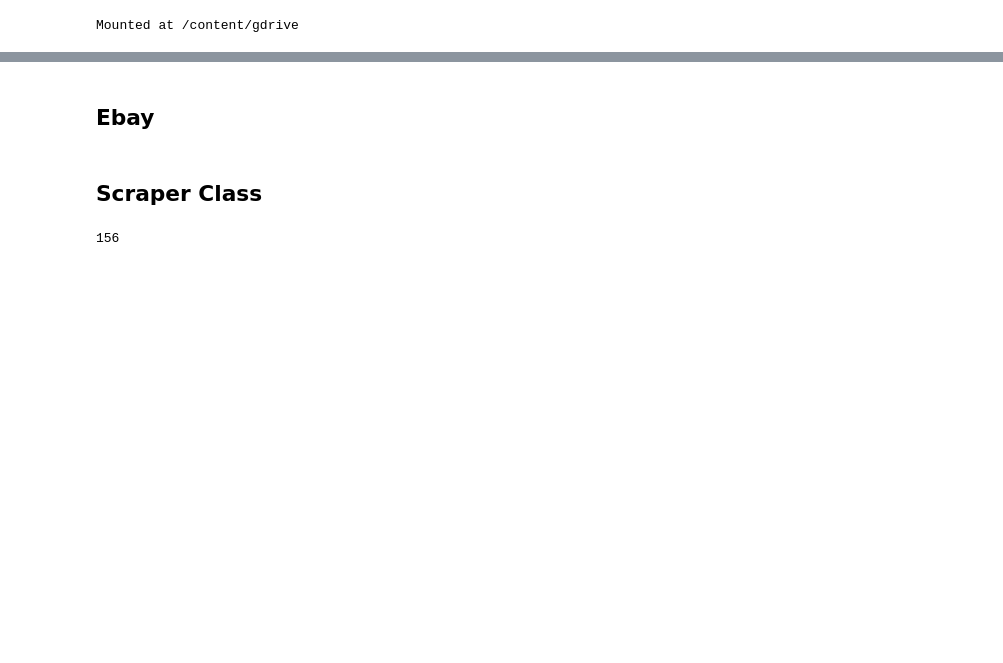
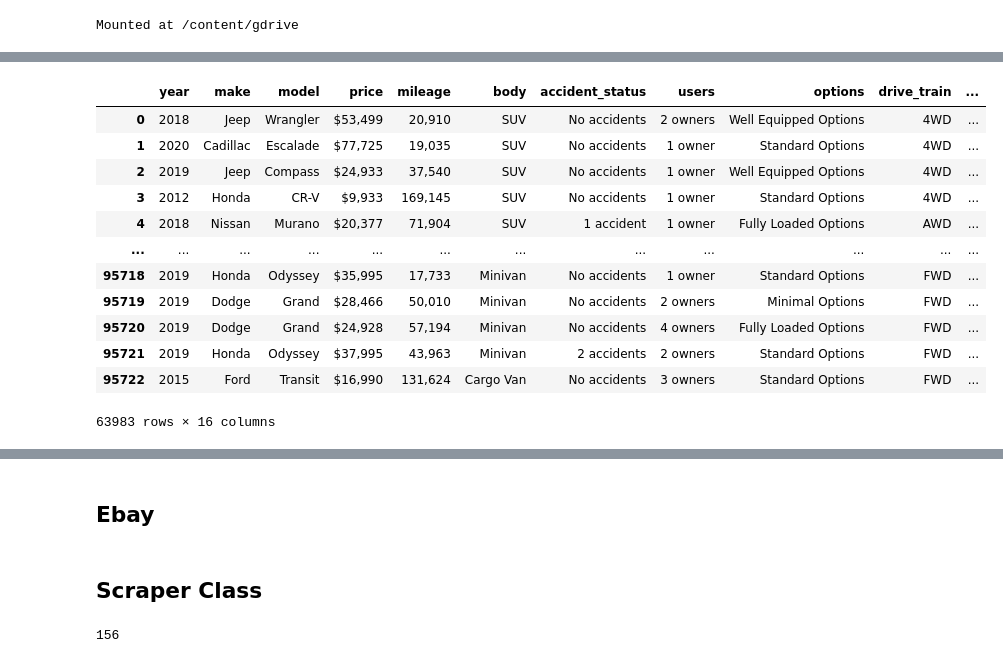
Before and after one commit to Oreolorun/NeuralNetsPractice, a Jupyter notebook: WebScrapingPractice.ipynb, the cells around one changed output, grey strips where cells are left out. Drawn from its saved outputs; the diff is of its cells as text; code cells hidden in the pictures; blank space fills up the shorter version.

```diff
--- a/WebScrapingPractice.ipynb
+++ b/WebScrapingPractice.ipynb
@@ -27,0 +320,4 @@ while FLAG_17:
+# %%
+redundant = car_price[27260]
+# %%
+car_price.remove(redundant)
@@ -27,0 +361,37 @@ while FLAG_17:
+# %%
+structured = structure(car_price)
+# %%
+df = pd.DataFrame({
+    'year': structured[0],
+    'make': structured[1],
+    'model': structured[2],
+    'price': structured[3],
+    'mileage': structured[4],
+    'body': structured[5],
+    'accident_status': structured[6],
+    'users': structured[7],
+    'options': structured[8],
+    'drive_train': structured[9],
+    'fuel': structured[10],
+    'transmission': structured[11],
+    'engine_size': structured[12],
+    'engine_type': structured[13],
+    'city_mpg': structured[14],
+    'hwy_mpg': structured[15],
+})
+# %%
+df.drop_duplicates()
+# %% [output]
+|  | year | make | model | price | mileage | body | accident_status | users | options | drive_train | ... |
+| 0 | 2018 | Jeep | Wrangler | $53,499 | 20,910 | SUV | No accidents | 2 owners | Well Equipped Options | 4WD | ... |
+| 1 | 2020 | Cadillac | Escalade | $77,725 | 19,035 | SUV | No accidents | 1 owner | Standard Options | 4WD | ... |
+| 2 | 2019 | Jeep | Compass | $24,933 | 37,540 | SUV | No accidents | 1 owner | Well Equipped Options | 4WD | ... |
+| 3 | 2012 | Honda | CR-V | $9,933 | 169,145 | SUV | No accidents | 1 owner | Standard Options | 4WD | ... |
+| 4 | 2018 | Nissan | Murano | $20,377 | 71,904 | SUV | 1 accident | 1 owner | Fully Loaded Options | AWD | ... |
+| ... | ... | ... | ... | ... | ... | ... | ... | ... | ... | ... | ... |
+| 95718 | 2019 | Honda | Odyssey | $35,995 | 17,733 | Minivan | No accidents | 1 owner | Standard Options | FWD | ... |
+| 95719 | 2019 | Dodge | Grand | $28,466 | 50,010 | Minivan | No accidents | 2 owners | Minimal Options | FWD | ... |
+| 95720 | 2019 | Dodge | Grand | $24,928 | 57,194 | Minivan | No accidents | 4 owners | Fully Loaded Options | FWD | ... |
+| 95721 | 2019 | Honda | Odyssey | $37,995 | 43,963 | Minivan | 2 accidents | 2 owners | Standard Options | FWD | ... |
+| 95722 | 2015 | Ford | Transit | $16,990 | 131,624 | Cargo Van | No accidents | 3 owners | Standard Options | FWD | ... |
+63983 rows × 16 columns
```
Also changed, not shown: parts of 39 cells of this notebook.
